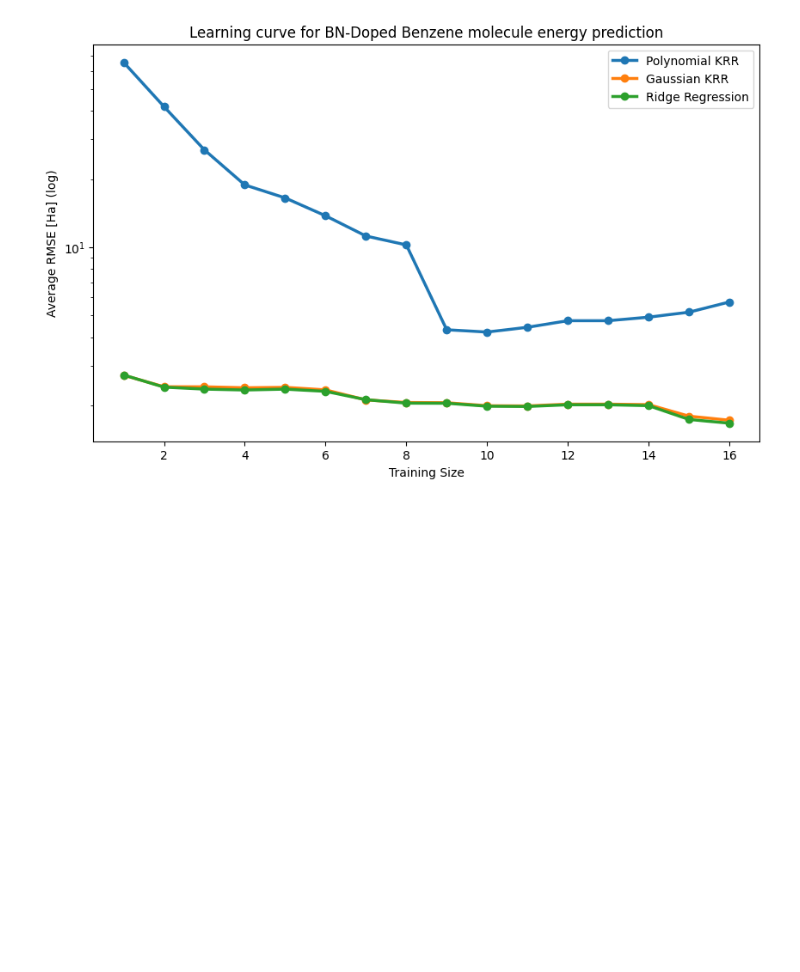
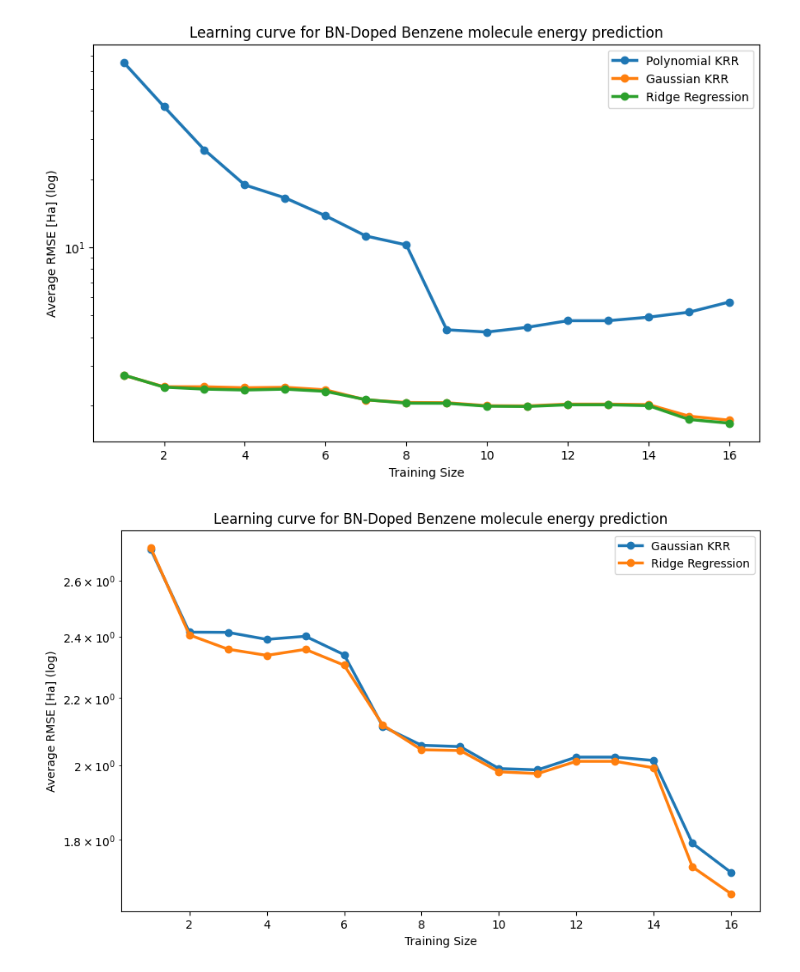
Before and after one commit to GabrielWu2004/Alchemical_Normal_Modes, a Jupyter notebook: ML_with_ANM/ML_code/ML_Benzene.ipynb, the cells around one changed output. Drawn from its saved outputs; the diff is of its cells as text; code cells hidden in the pictures; blank space fills up the shorter version.

```diff
--- a/ML_with_ANM/ML_code/ML_Benzene.ipynb
+++ b/ML_with_ANM/ML_code/ML_Benzene.ipynb
@@ -1034,3 +1034,26 @@ plt.savefig('../Graph/[Benz] learning_curve_16_points_no_err_bar.png', dpi=300)
 plt.show()
 # %% [output]
 [figure]
+# %%
+# Plot a version without polynomial KRR, which performed the worst
+
+plt.figure(figsize=(10, 6))
+
+plt.plot(x, y2, label='Gaussian KRR', marker='o', linestyle='-', linewidth=2.5)
+plt.plot(x, y3, label='Ridge Regression', marker='o', linestyle='-', linewidth=2.5)
+
+# Customize the plot
+plt.title('Learning curve for BN-Doped Benzene molecule energy prediction')
+plt.xlabel('Training Size')
+plt.ylabel('Average RMSE [Ha] (log)')
+plt.legend()
+
+# Create log scale
+# plt.xscale('log')
+plt.yscale('log')
+
+# Display the plot
+plt.savefig('../Graph/[Benz] learning_curve_without_poly_KRR.png', dpi=300)
+plt.show()
+# %% [output]
+[figure, added]
```
Also changed, not shown: parts of 4 cells of this notebook, 1 other file.
